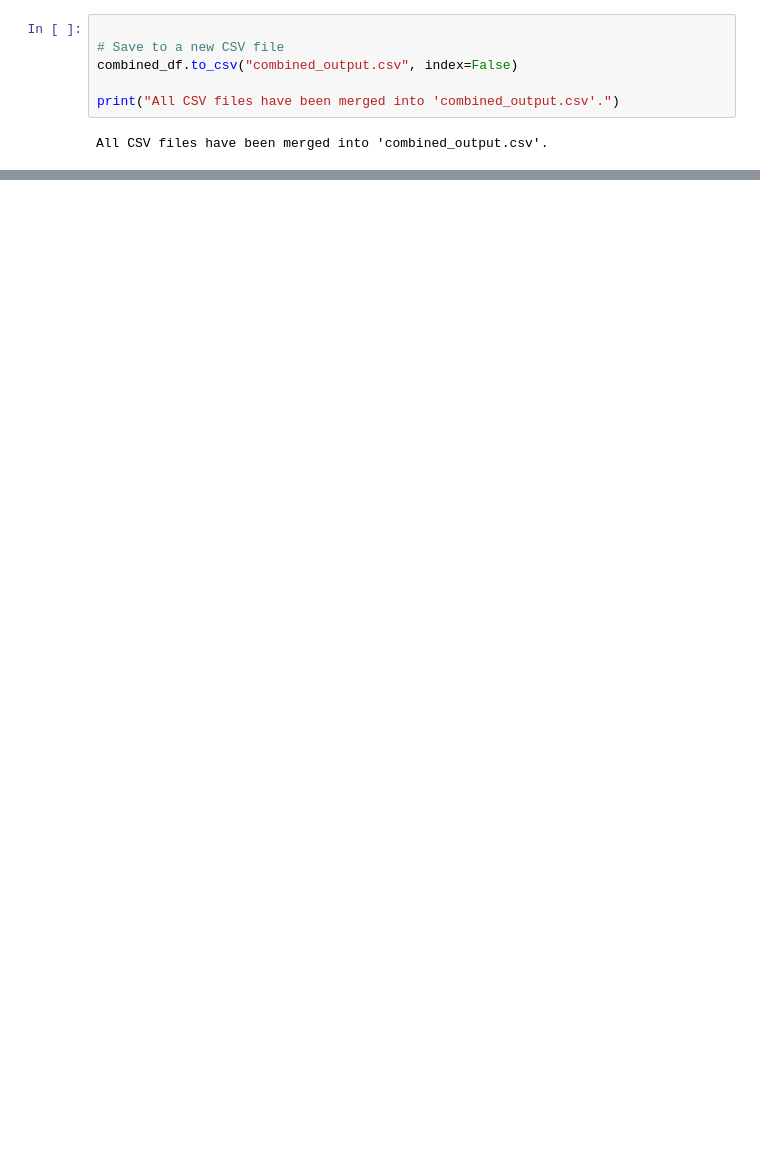
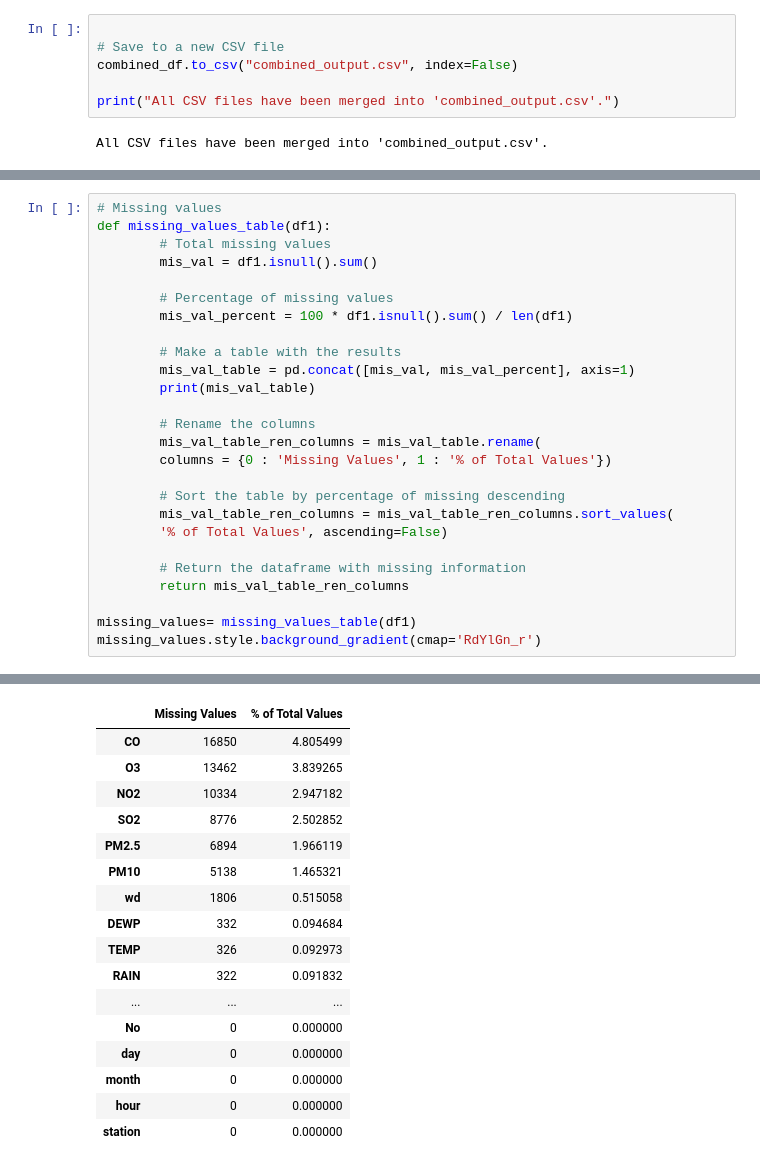
Before and after one commit to KarthikDubbudu28/Programming-For-Data-Analysis-Project, a Jupyter notebook: Programming__For_DataAnalysis_Assessment.ipynb, the cells around one changed output, grey strips where cells are left out. Cells and saved outputs as stored; diff of their text form; blank space fills up the shorter version.

```diff
--- a/Programming__For_DataAnalysis_Assessment.ipynb
+++ b/Programming__For_DataAnalysis_Assessment.ipynb
@@ -58,0 +121,27 @@ All CSV files have been merged into 'combined_output.csv'.
+# %%
+# Missing values
+def missing_values_table(df1):
+        # Total missing values
+        mis_val = df1.isnull().sum()
+
+        # Percentage of missing values
+        mis_val_percent = 100 * df1.isnull().sum() / len(df1)
+
+        # Make a table with the results
+        mis_val_table = pd.concat([mis_val, mis_val_percent], axis=1)
+        print(mis_val_table)
+
+        # Rename the columns
+        mis_val_table_ren_columns = mis_val_table.rename(
+        columns = {0 : 'Missing Values', 1 : '% of Total Values'})
+
+        # Sort the table by percentage of missing descending
+        mis_val_table_ren_columns = mis_val_table_ren_columns.sort_values(
+        '% of Total Values', ascending=False)
+
+        # Return the dataframe with missing information
+        return mis_val_table_ren_columns
+
+missing_values= missing_values_table(df1)
+missing_values.style.background_gradient(cmap='RdYlGn_r')
+# %% [output]
@@ -58,0 +167,17 @@ All CSV files have been merged into 'combined_output.csv'.
+|  | Missing Values | % of Total Values |
+| CO | 16850 | 4.805499 |
+| O3 | 13462 | 3.839265 |
+| NO2 | 10334 | 2.947182 |
+| SO2 | 8776 | 2.502852 |
+| PM2.5 | 6894 | 1.966119 |
+| PM10 | 5138 | 1.465321 |
+| wd | 1806 | 0.515058 |
+| DEWP | 332 | 0.094684 |
+| TEMP | 326 | 0.092973 |
+| RAIN | 322 | 0.091832 |
+| ... | ... | ... |
+| No | 0 | 0.000000 |
+| day | 0 | 0.000000 |
+| month | 0 | 0.000000 |
+| hour | 0 | 0.000000 |
+| station | 0 | 0.000000 |
```
Also changed, not shown: parts of 14 cells of this notebook.
